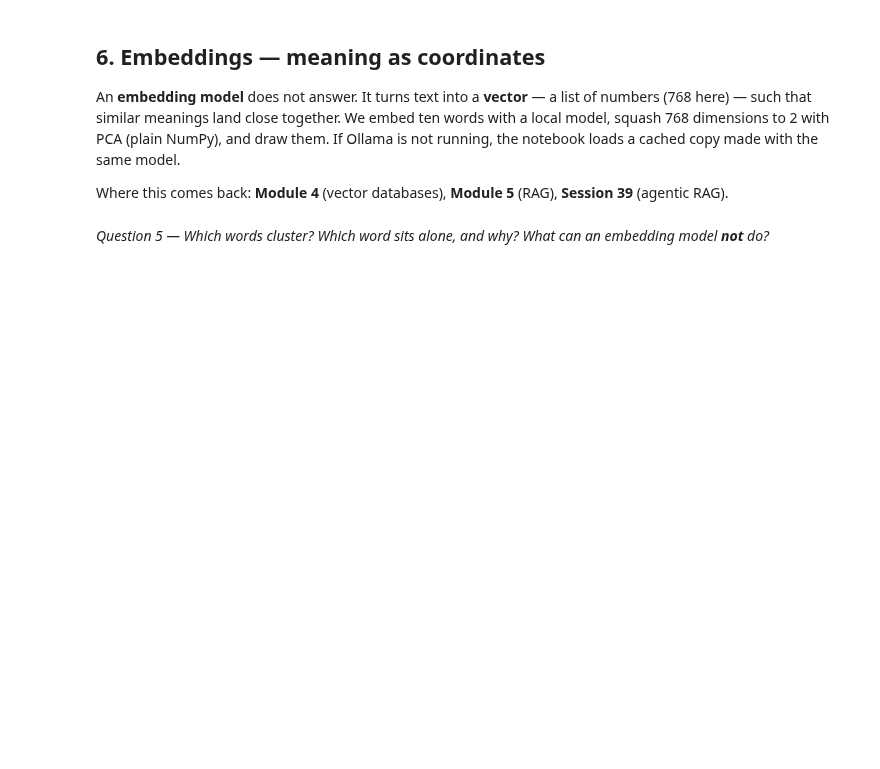
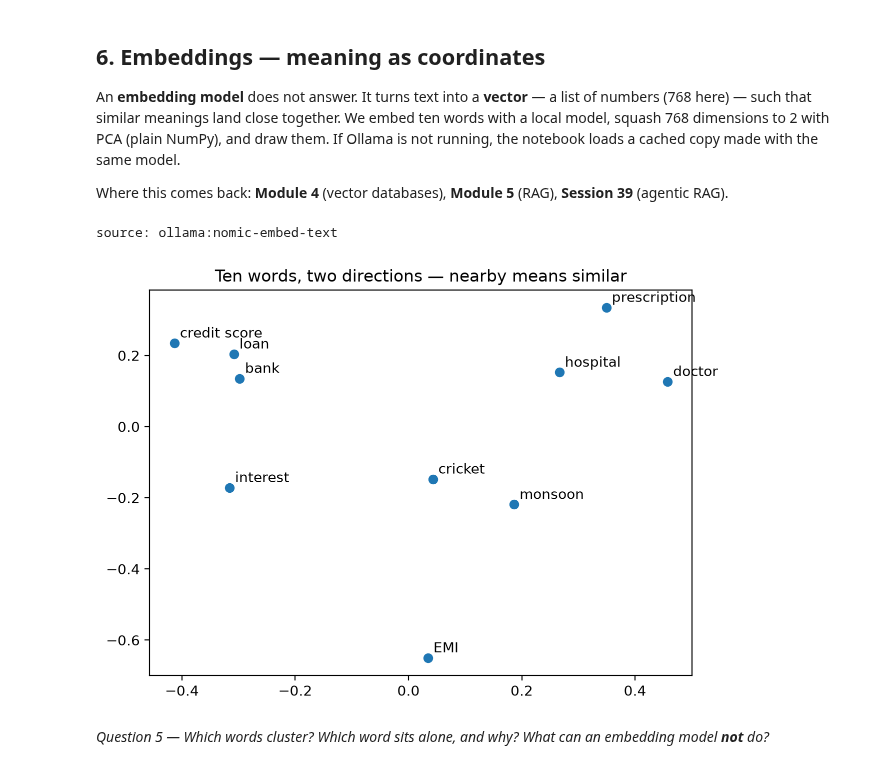
Before and after one commit to lowkey999-netizen/genai-course-work, a Jupyter notebook: module01/s09_tokens.ipynb, the cells around one changed output. Drawn from its saved outputs; the diff is of its cells as text; code cells hidden in the pictures; blank space fills up the shorter version.

```diff
--- a/module01/s09_tokens.ipynb
+++ b/module01/s09_tokens.ipynb
@@ -95,11 +171,15 @@ Where this comes back: **Module 4** (vector databases), **Module 5** (RAG), **Se
 # %%
 pts, source = load_points(WORDS)
 print("source:", source)
 plt.figure(figsize=(7, 5))
 plt.scatter(pts[:, 0], pts[:, 1])
 for w, (x, y) in zip(WORDS, pts):
     plt.annotate(w, (x, y), xytext=(4, 4), textcoords="offset points")
-plt.title("Ten words, two directions — nearby means similar"); plt.show()
+plt.title("Ten words, two directions — nearby means similar")
+plt.show()
+# %% [output]
+source: ollama:nomic-embed-text
+[figure, added]
 # %% [markdown]
 *Question 5 — Which words cluster? Which word sits alone, and why? What can an embedding model **not** do?*
 # %% [markdown]
```
Also changed, not shown: parts of 12 cells of this notebook, 7 other files.
